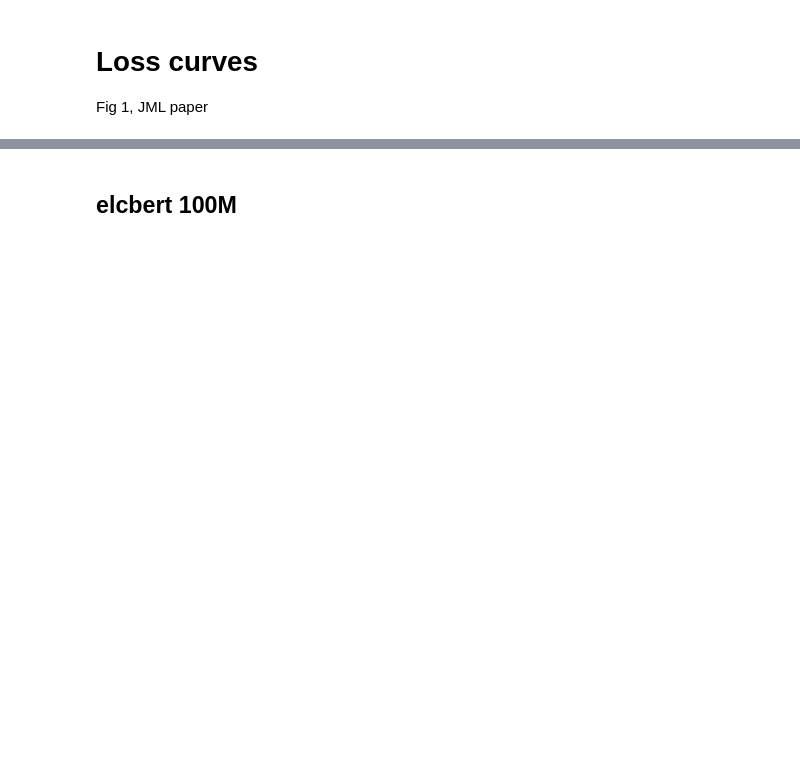
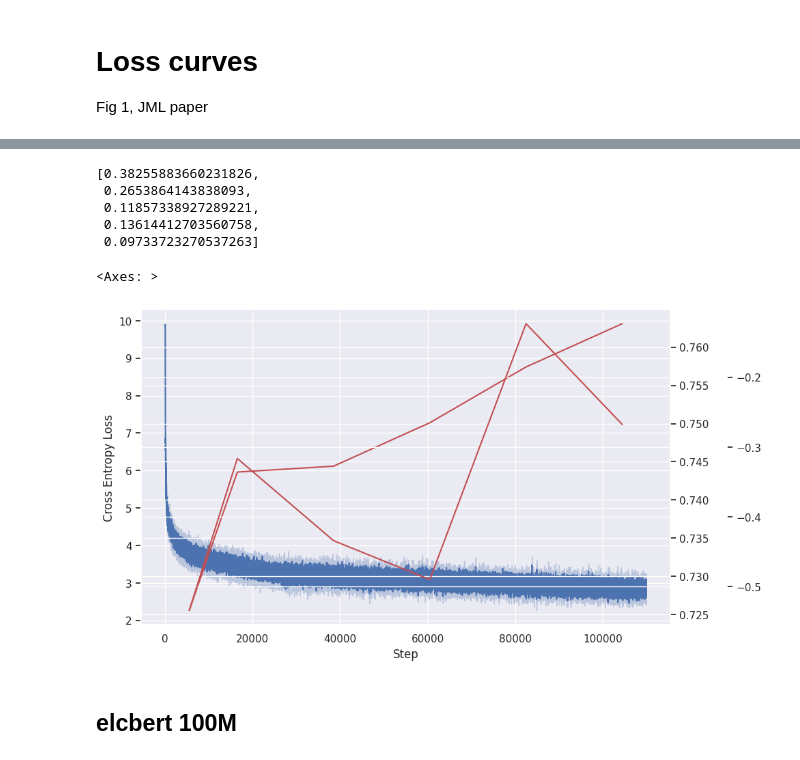
Before and after one commit to michahu/evaluation-pipeline, a Jupyter notebook: collate.ipynb, the cells around one changed output, grey strips where cells are left out. Cells and saved outputs as stored; diff of their text form; code cells hidden in the pictures; blank space fills up the shorter version.

```diff
--- a/collate.ipynb
+++ b/collate.ipynb
@@ -382,22 +507,3 @@ losses_22 = extract_loss("../ltg-bert/babylm/train/report/ltgbert_part2_2.out")
 
 losses_13 = extract_loss("../ltg-bert/babylm/train/report/ltgbert_part1_3.out")
 losses_23 = extract_loss("../ltg-bert/babylm/train/report/ltgbert_part2_3.out")
-# %%
-def plot_training_loss(all_losses):
-    mean_losses = np.mean(all_losses, axis=0)
-    std_dev = np.std(all_losses, axis=0)
-
-    # Create x-axis values
-    x = np.arange(len(mean_losses))
-
-    # Plotting
-    sns.set(style="darkgrid")  # Set seaborn style
-
-    plt.figure(figsize=(10, 6))  # Set figure size
-    sns.lineplot(x=x, y=mean_losses, color='b')  # Plot mean loss
-    plt.fill_between(x, mean_losses - std_dev, mean_losses + std_dev, color='b', alpha=0.3)  # Fill standard deviation band
-    # plt.title('Averaged Training Loss with Standard Deviation Band')
-    plt.xlabel('Step')
-    plt.ylabel('Cross Entropy Loss')
-    # plt.legend()
-    plt.show()
@@ -429,0 +519,2 @@ plot_training_loss([losses_1, losses_2, losses_3])
+# %%
+losses = np.load('results/ltgbert_training_losses.npz')
@@ -429,0 +528,8 @@ plot_training_loss([losses_1, losses_2, losses_3])
+# %%
+blimp_avg = rowwise_avg.to_numpy()
+x = ((rowwise_avg.index + 1) * 5500).to_numpy()
+
+glue_data = pd.read_csv("./results/ltgbert_base_glue.csv").drop(['Unnamed: 0'], axis=1)
+
+rowwise_avg = get_finetuning_mean(glue_data)
+glue_avg = rowwise_avg.to_numpy()
@@ -429,0 +548,2 @@ plot_training_loss([losses_1, losses_2, losses_3])
+# %%
+fig, ax = plot_training_loss([losses['seed0'], losses['seed10'], losses['seed20']], x, blimp_avg, glue_avg)
@@ -429,0 +577,8 @@ plot_training_loss([losses_1, losses_2, losses_3])
+# %%
+compute_derivative_normalized(loss_sample)
+# %% [output]
+[0.38255883660231826,
+ 0.2653864143838093,
+ 0.11857338927289221,
+ 0.13614412703560758,
+ 0.09733723270537263]
@@ -430,3 +592,17 @@ plot_training_loss([losses_1, losses_2, losses_3])
+# %%
+rowwise_avg = get_finetuning_mean(msgs_data)
+y = rowwise_avg.to_numpy()
+x = (rowwise_avg.index * 5500).to_numpy()
+
+ax3 = ax.twinx()
+ax3.spines['right'].set_position(('outward', 60))
+sns.lineplot(x=x, y=y, color='r', ax=ax3)  # Plot mean loss
+# %% [output]
+<Axes: >
+# %%
+fig
+# %% [output]
+[figure, added]
 # %% [markdown]
 ## elcbert 100M
 # %%
```
Also changed, not shown: parts of 61 cells of this notebook, 7 other files.
